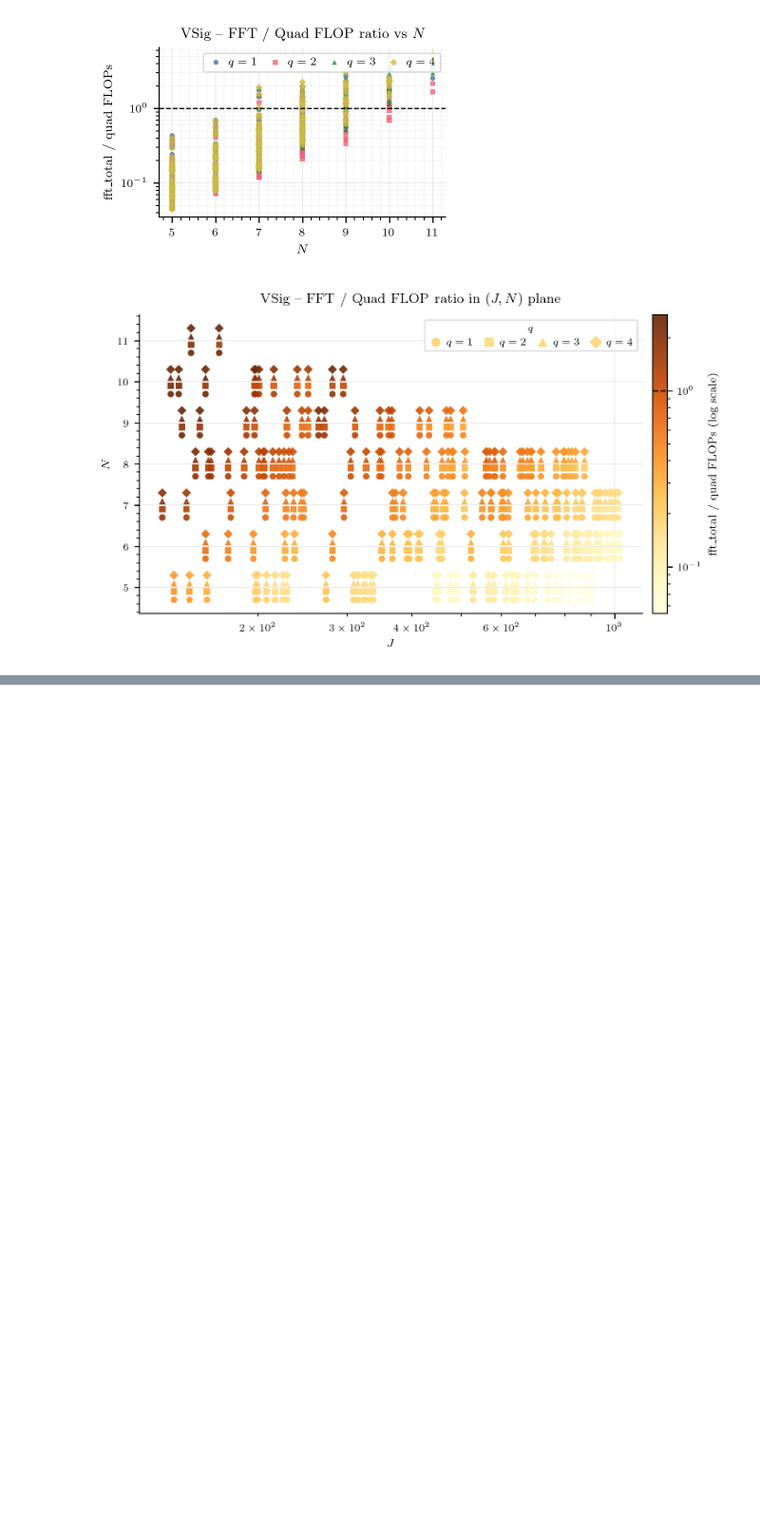
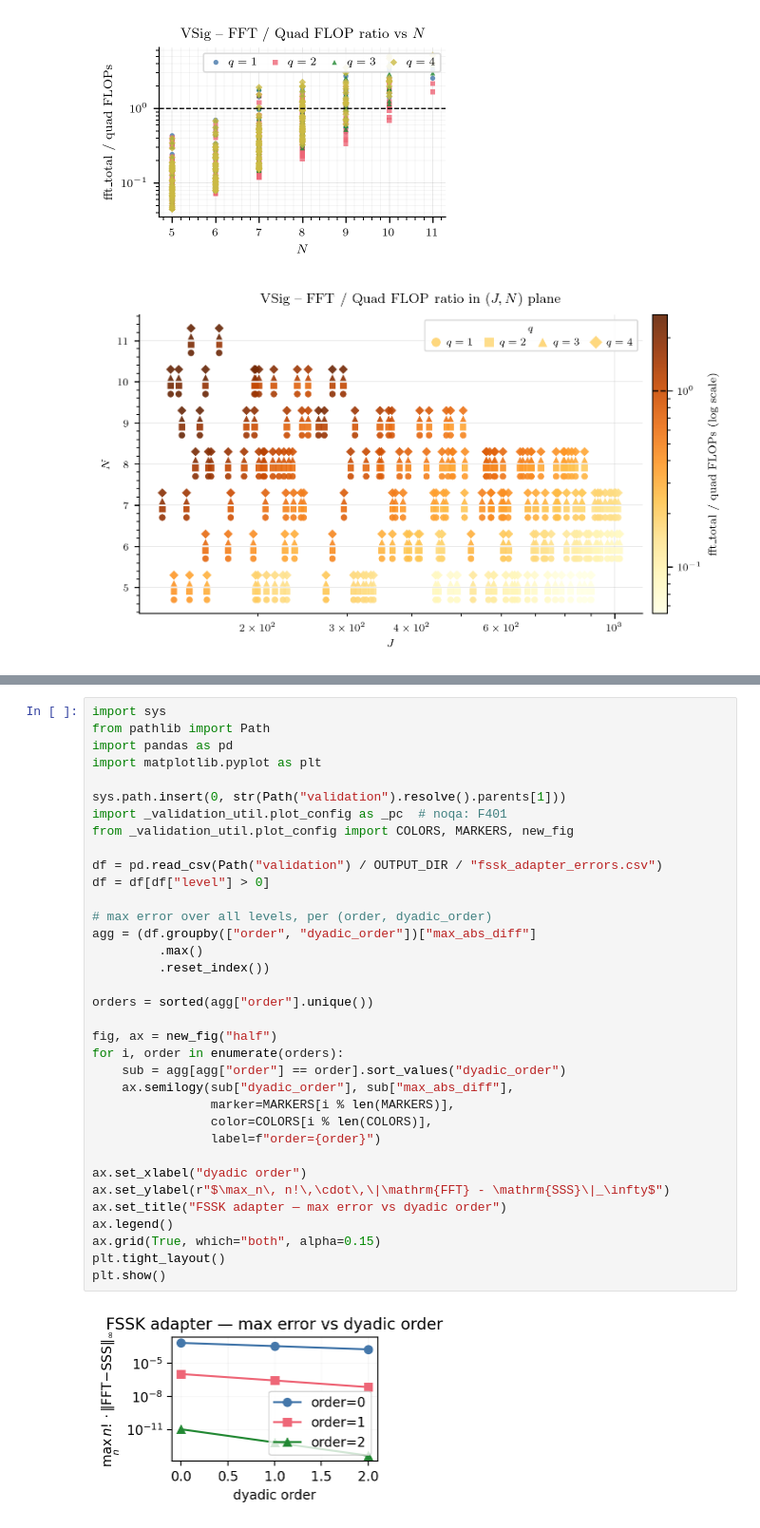
Before and after one commit to hagerpa/tensordev, a Jupyter notebook: notebooks/volterra/fractional_validation.ipynb, the cells around one changed output, grey strips where cells are left out. Shown at 95% size. Cells and saved outputs as stored; diff of their text form; blank space fills up the shorter version.

```diff
--- a/notebooks/volterra/fractional_validation.ipynb
+++ b/notebooks/volterra/fractional_validation.ipynb
@@ -516,0 +561,37 @@ plt.show()
+# %%
+import sys
+from pathlib import Path
+import pandas as pd
+import matplotlib.pyplot as plt
+
+sys.path.insert(0, str(Path("validation").resolve().parents[1]))
+import _validation_util.plot_config as _pc  # noqa: F401
+from _validation_util.plot_config import COLORS, MARKERS, new_fig
+
+df = pd.read_csv(Path("validation") / OUTPUT_DIR / "fssk_adapter_errors.csv")
+df = df[df["level"] > 0]
+
+# max error over all levels, per (order, dyadic_order)
+agg = (df.groupby(["order", "dyadic_order"])["max_abs_diff"]
+         .max()
+         .reset_index())
+
+orders = sorted(agg["order"].unique())
+
+fig, ax = new_fig("half")
+for i, order in enumerate(orders):
+    sub = agg[agg["order"] == order].sort_values("dyadic_order")
+    ax.semilogy(sub["dyadic_order"], sub["max_abs_diff"],
+                marker=MARKERS[i % len(MARKERS)],
+                color=COLORS[i % len(COLORS)],
+                label=f"order={order}")
+
+ax.set_xlabel("dyadic order")
+ax.set_ylabel(r"$\max_n\, n!\,\cdot\,\|\mathrm{FFT} - \mathrm{SSS}\|_\infty$")
+ax.set_title("FSSK adapter — max error vs dyadic order")
+ax.legend()
+ax.grid(True, which="both", alpha=0.15)
+plt.tight_layout()
+plt.show()
+# %% [output]
+[figure, added]
```
Also changed, not shown: parts of 19 cells of this notebook, 17 other files.
